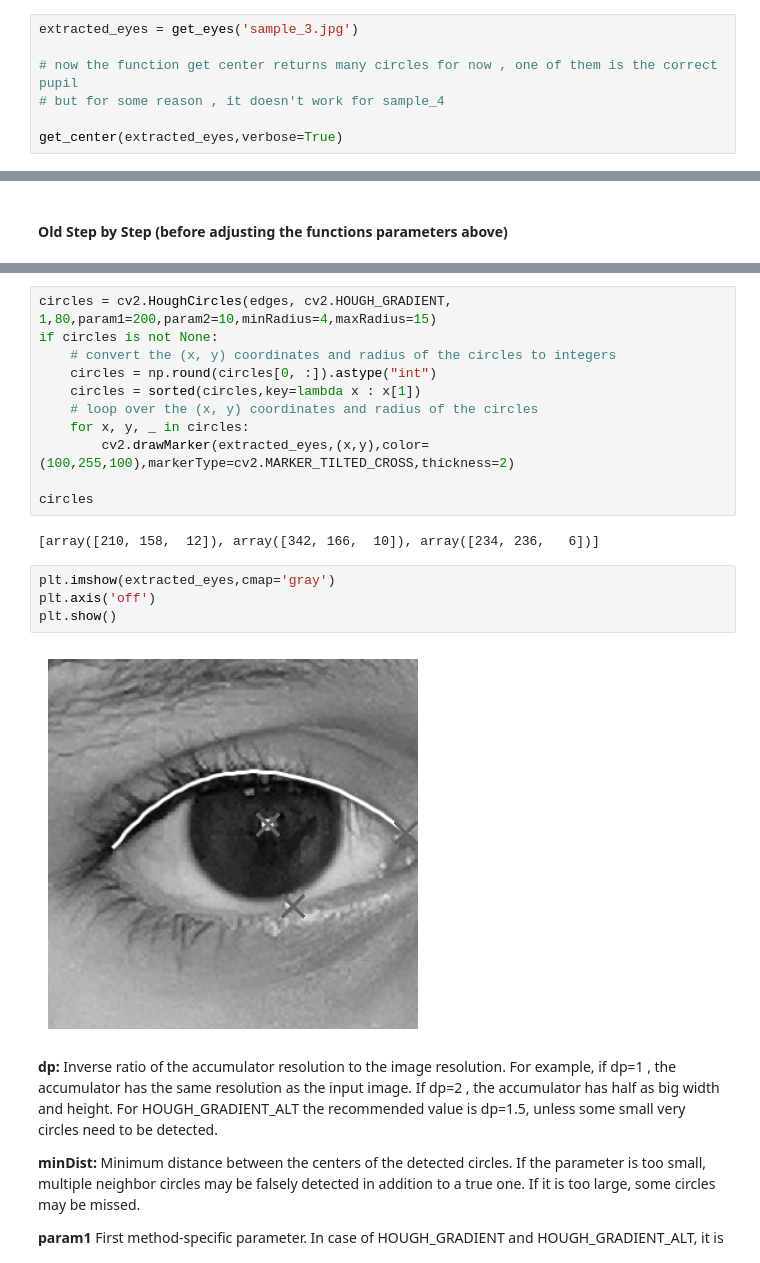
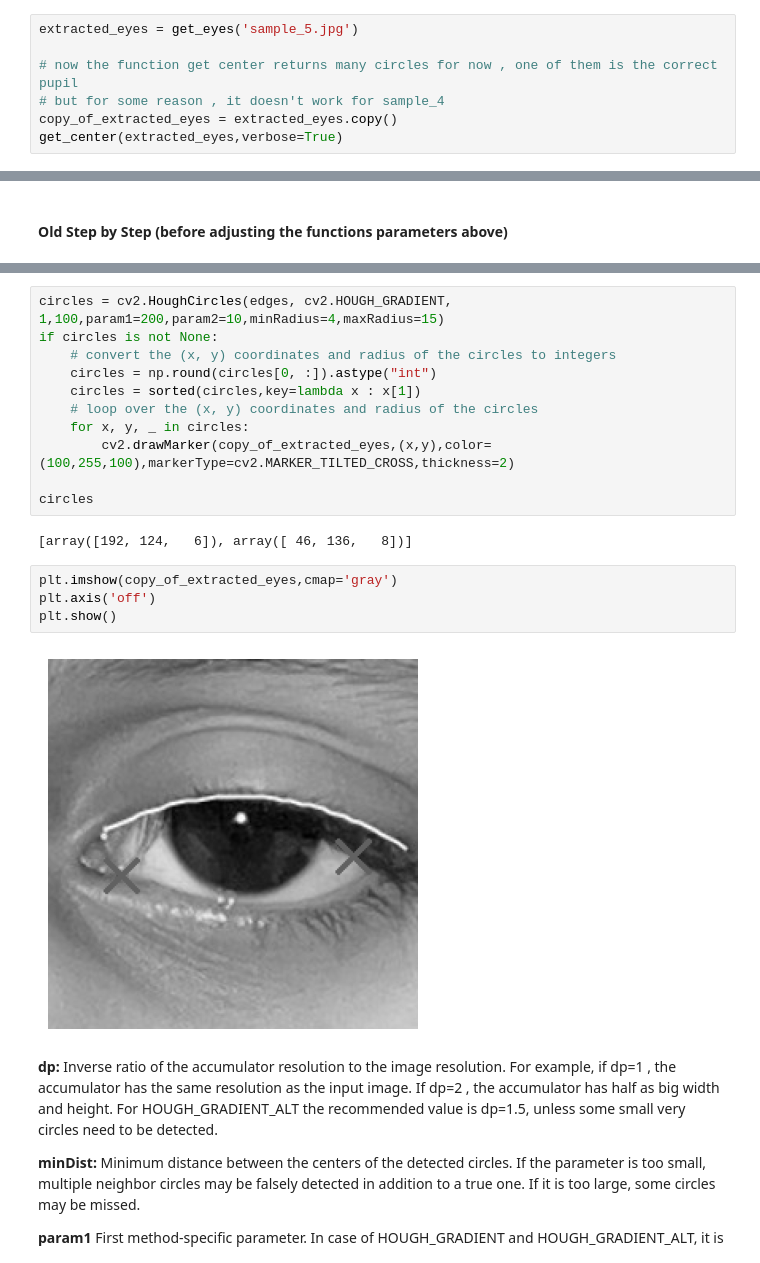
Before and after one commit to Oz174/Ptotic_Eye_Project, a Jupyter notebook: test.ipynb, the cells around one changed output, grey strips where cells are left out. Cells and saved outputs as stored; diff of their text form.

```diff
--- a/test.ipynb
+++ b/test.ipynb
@@ -69,11 +69,11 @@ def get_center(eyes,lowcanny=450, highcanny=500,dp=1,iterations=2,verbose=False)
             plt.show()
     return sorted(circles,key=lambda x : x[0])
 # %%
-extracted_eyes = get_eyes('sample_3.jpg')
+extracted_eyes = get_eyes('sample_5.jpg')
 
 # now the function get center returns many circles for now , one of them is the correct pupil
 # but for some reason , it doesn't work for sample_4
-
+copy_of_extracted_eyes = extracted_eyes.copy()
 get_center(extracted_eyes,verbose=True)
 # %% [output]
 Canny edges
@@ -104,22 +104,22 @@ plt.show()
 # %%
-circles = cv2.HoughCircles(edges, cv2.HOUGH_GRADIENT, 1,80,param1=200,param2=10,minRadius=4,maxRadius=15)
+circles = cv2.HoughCircles(edges, cv2.HOUGH_GRADIENT, 1,100,param1=200,param2=10,minRadius=4,maxRadius=15)
 if circles is not None:
     # convert the (x, y) coordinates and radius of the circles to integers
     circles = np.round(circles[0, :]).astype("int")
     circles = sorted(circles,key=lambda x : x[1])
     # loop over the (x, y) coordinates and radius of the circles
     for x, y, _ in circles:
-        cv2.drawMarker(extracted_eyes,(x,y),color=(100,255,100),markerType=cv2.MARKER_TILTED_CROSS,thickness=2)
+        cv2.drawMarker(copy_of_extracted_eyes,(x,y),color=(100,255,100),markerType=cv2.MARKER_TILTED_CROSS,thickness=2)
 
 circles
 # %% [output]
-[array([210, 158,  12]), array([342, 166,  10]), array([234, 236,   6])]
+[array([192, 124,   6]), array([ 46, 136,   8])]
 # %%
-plt.imshow(extracted_eyes,cmap='gray')
+plt.imshow(copy_of_extracted_eyes,cmap='gray')
 plt.axis('off')
 plt.show()
 # %% [output]
-[figure, old version]
+[figure, new version]
 # %% [markdown]
 **dp:** Inverse ratio of the accumulator resolution to the image resolution. For example, if dp=1 , the accumulator has the same resolution as the input image. If dp=2 , the accumulator has half as big width and height. For HOUGH_GRADIENT_ALT the recommended value is dp=1.5, unless some small very circles need to be detected.
 
```
Also changed, not shown: parts of 4 cells of this notebook.
